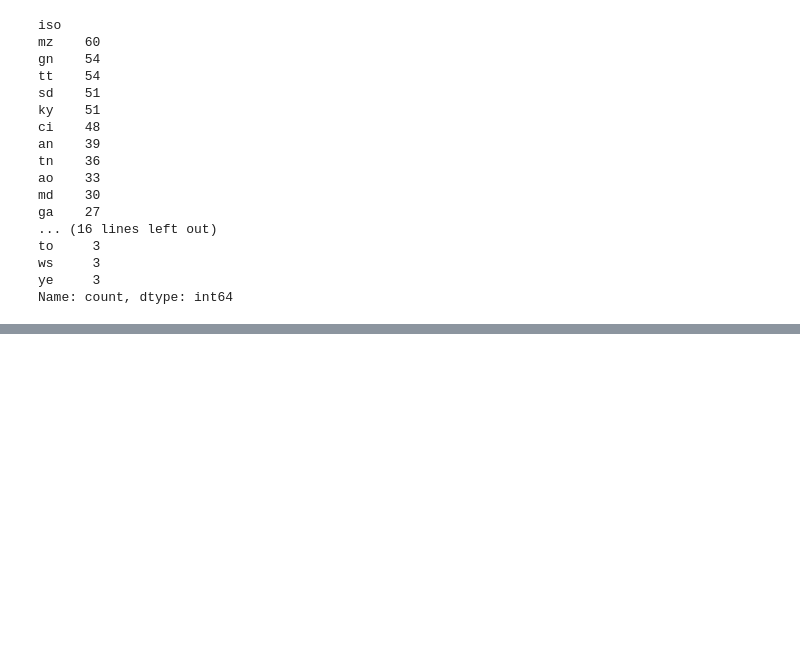
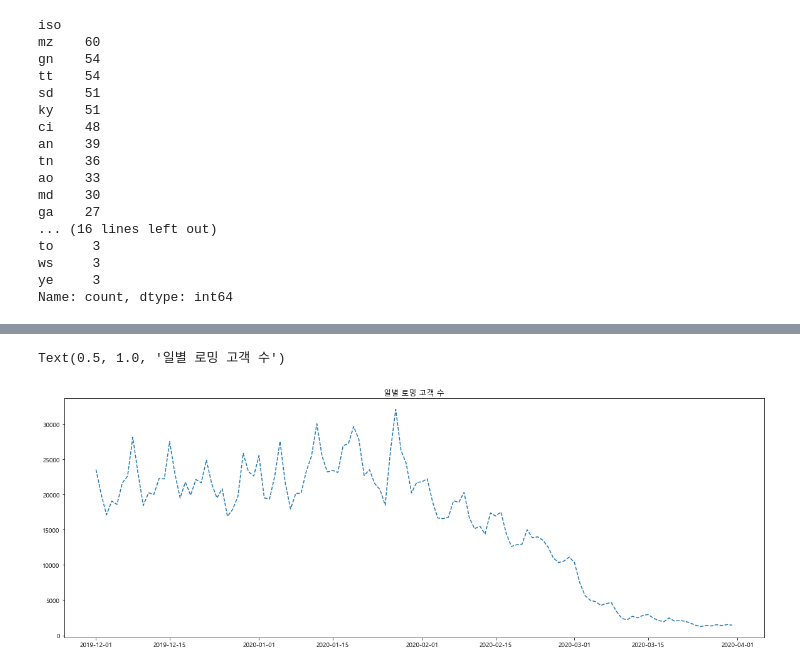
Before and after one commit to Hinterhalter/Post-COVID-19_modeling, a Jupyter notebook: Exploratory_Data_Analysis.ipynb, the cells around one changed output, grey strips where cells are left out. Saved outputs shown, nothing was run; the diff lists cells and outputs as text; code cells hidden in the pictures; blank space fills up the shorter version.

```diff
--- a/Exploratory_Data_Analysis.ipynb
+++ b/Exploratory_Data_Analysis.ipynb
@@ -103,0 +175,10 @@ Name: count, dtype: int64
+# %%
+# 날짜에 따른 arrival 고객 확인
+
+group_of_date = roam.groupby('return', as_index=False)[['count']].sum()
+plt.figure(figsize=(20,7))
+plt.plot(group_of_date['return'],group_of_date['count'],'--', label="value")
+plt.title('일별 로밍 고객 수')
+# %% [output]
+Text(0.5, 1.0, '일별 로밍 고객 수')
+[figure, added]
```
Also changed, not shown: parts of 41 cells of this notebook.
